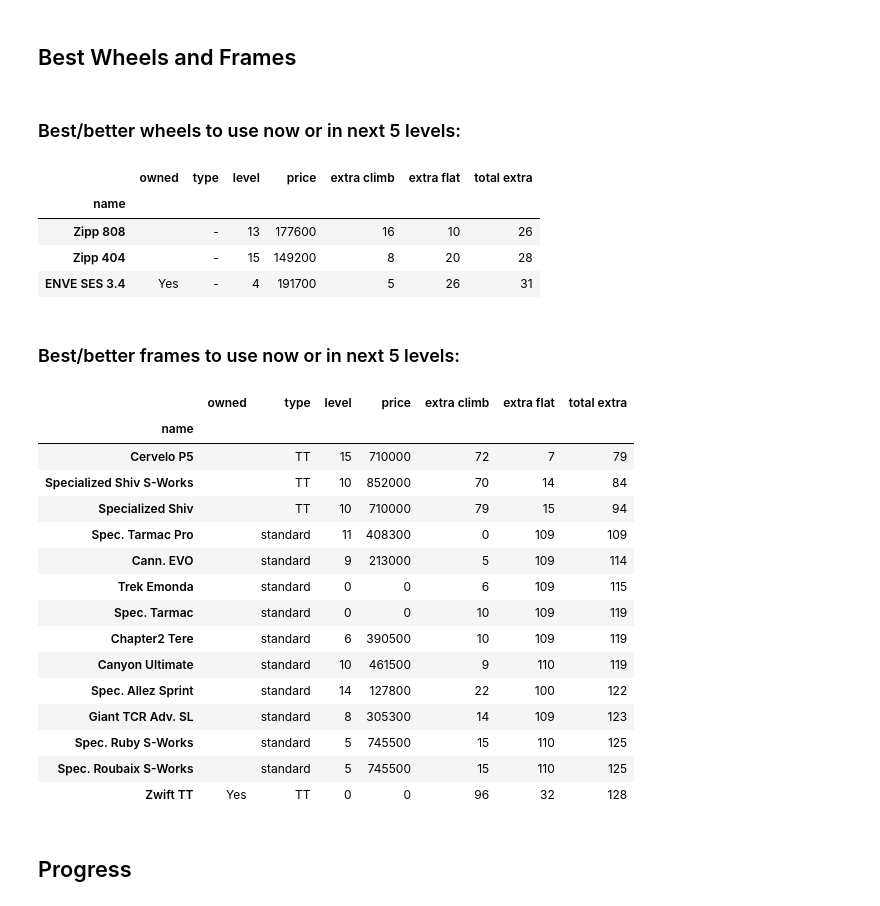
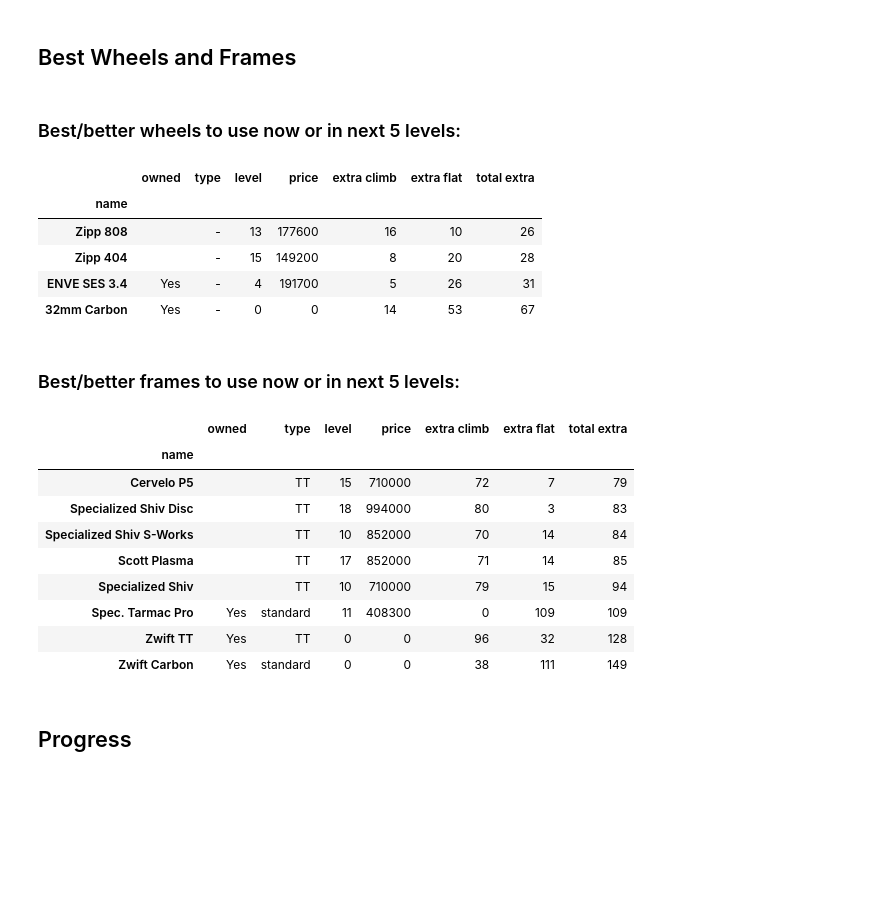
Before and after one commit to bennylp/zwift-training, a Jupyter notebook: zwift-planner.ipynb, the cells around one changed output. Saved outputs shown, nothing was run; the diff lists cells and outputs as text; code cells hidden in the pictures; blank space fills up the shorter version.

```diff
--- a/zwift-planner.ipynb
+++ b/zwift-planner.ipynb
@@ -71,48 +72,44 @@ def rank_gear(gear, level=None, look_forward_level=2):
 
     gears = gears.sort_values('total extra')
     gears = gears[['owned', 'type', 'level', 'price', 'extra climb',
                    'extra flat', 'total extra']]
 
     available_gears = gears[(gears['level'].notnull()) &
                             (gears['level'] <= level+look_forward_level)]
     my_gears = gears[ gears['owned'] != '' ]
     my_best_gear = my_gears.sort_values('total extra').iloc[0]
 
-    available_gears = available_gears[ available_gears['total extra'] <=
-                                       my_best_gear['total extra']]
+    available_gears = available_gears[ (available_gears['total extra'] <=
+                                        my_best_gear['total extra']) |
+                                       (available_gears['owned'] != '')]
 
     display(Markdown(f'### Best/better {gear} to use now or in next {look_forward_level} levels:'))
     display(available_gears)
 
     #display(Markdown(f'### Absolute best {gear}:'))
     #display(gears)
 
 rank_gear('wheels', None, 5)
 rank_gear('frames', None, 5)
 # %% [output]
 ### Best/better wheels to use now or in next 5 levels:
 |  | owned | type | level | price | extra climb | extra flat | total extra |
 | name |  |  |  |  |  |  |  |
 | Zipp 808 |  | - | 13 | 177600 | 16 | 10 | 26 |
 | Zipp 404 |  | - | 15 | 149200 | 8 | 20 | 28 |
 | ENVE SES 3.4 | Yes | - | 4 | 191700 | 5 | 26 | 31 |
+| 32mm Carbon | Yes | - | 0 | 0 | 14 | 53 | 67 |
 ### Best/better frames to use now or in next 5 levels:
 |  | owned | type | level | price | extra climb | extra flat | total extra |
 | name |  |  |  |  |  |  |  |
 | Cervelo P5 |  | TT | 15 | 710000 | 72 | 7 | 79 |
+| Specialized Shiv Disc |  | TT | 18 | 994000 | 80 | 3 | 83 |
 | Specialized Shiv S-Works |  | TT | 10 | 852000 | 70 | 14 | 84 |
+| Scott Plasma |  | TT | 17 | 852000 | 71 | 14 | 85 |
 | Specialized Shiv |  | TT | 10 | 710000 | 79 | 15 | 94 |
-| Spec. Tarmac Pro |  | standard | 11 | 408300 | 0 | 109 | 109 |
-| Cann. EVO |  | standard | 9 | 213000 | 5 | 109 | 114 |
-| Trek Emonda |  | standard | 0 | 0 | 6 | 109 | 115 |
-| Spec. Tarmac |  | standard | 0 | 0 | 10 | 109 | 119 |
-| Chapter2 Tere |  | standard | 6 | 390500 | 10 | 109 | 119 |
-| Canyon Ultimate |  | standard | 10 | 461500 | 9 | 110 | 119 |
-| Spec. Allez Sprint |  | standard | 14 | 127800 | 22 | 100 | 122 |
-| Giant TCR Adv. SL |  | standard | 8 | 305300 | 14 | 109 | 123 |
-| Spec. Ruby S-Works |  | standard | 5 | 745500 | 15 | 110 | 125 |
-| Spec. Roubaix S-Works |  | standard | 5 | 745500 | 15 | 110 | 125 |
+| Spec. Tarmac Pro | Yes | standard | 11 | 408300 | 0 | 109 | 109 |
 | Zwift TT | Yes | TT | 0 | 0 | 96 | 32 | 128 |
+| Zwift Carbon | Yes | standard | 0 | 0 | 38 | 111 | 149 |
 # %% [markdown]
 ## Progress
 # %%
```
Also changed, not shown: parts of 16 cells of this notebook, 4 other files.
